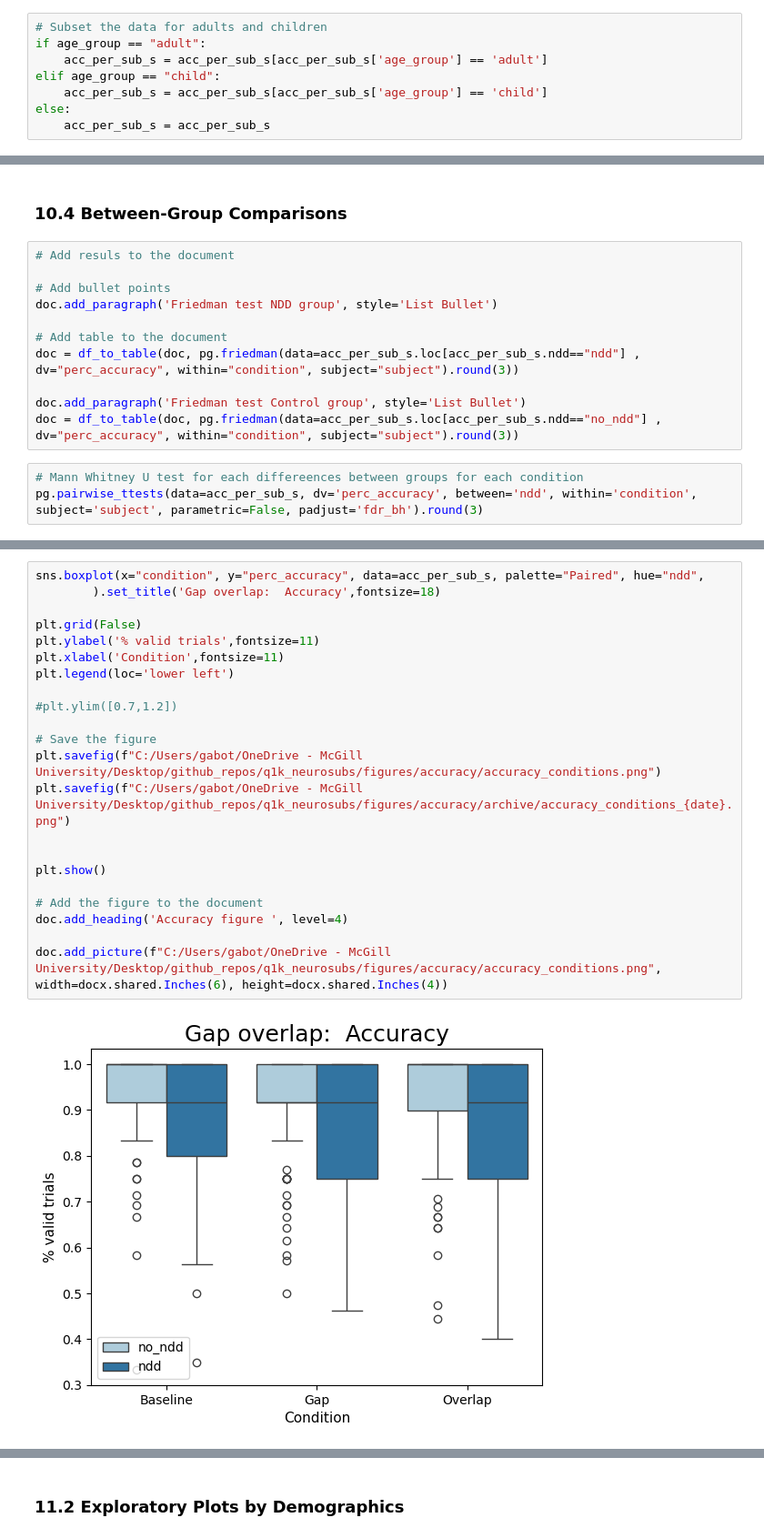
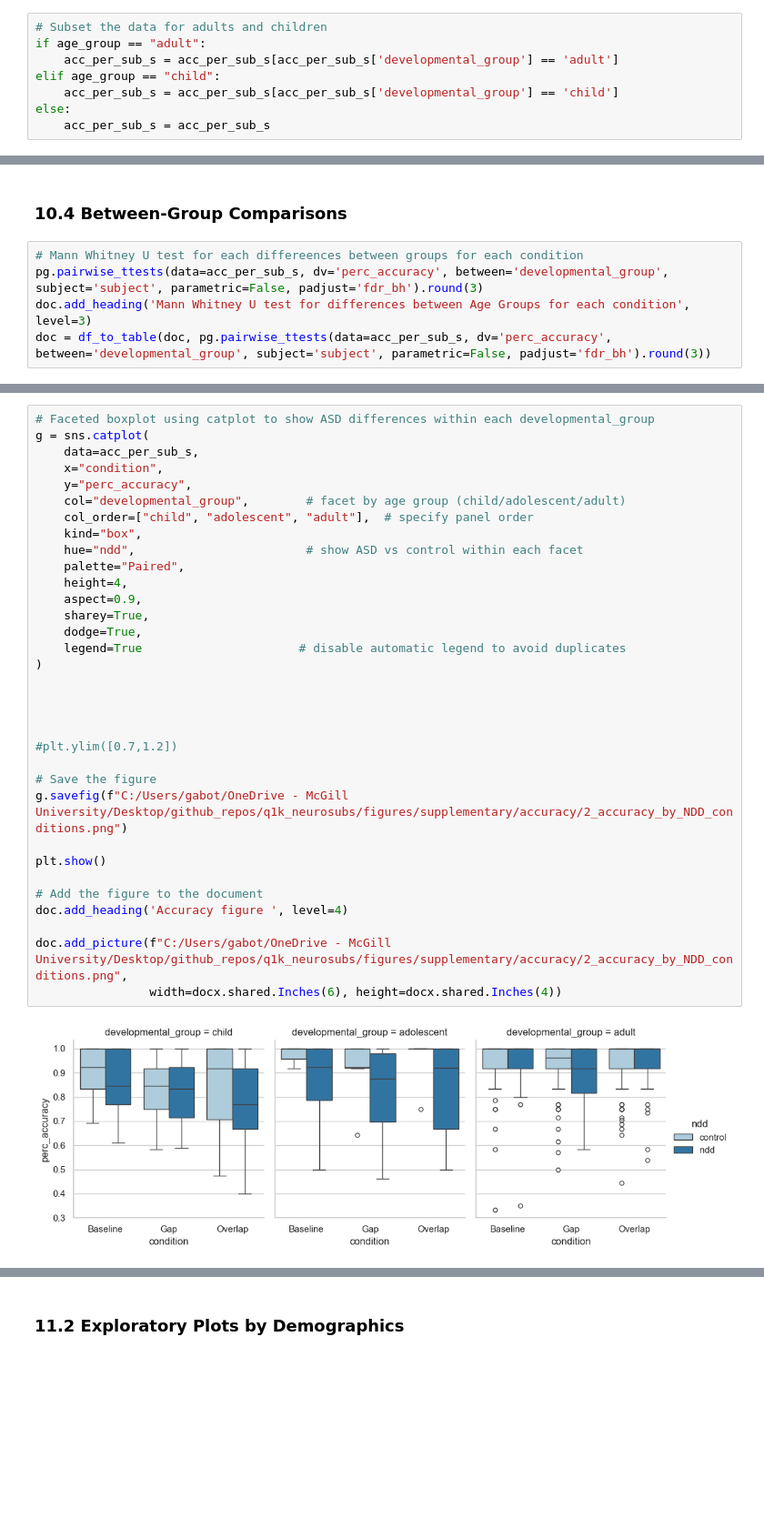
Before and after one commit to gabrielblancogomez/q1k_neurosubs, a Jupyter notebook: code/et/3_gap_accuracy_analysis.ipynb, the cells around one changed output, grey strips where cells are left out. Shown at 91% size. Cells and saved outputs as stored; diff of their text form; blank space fills up the shorter version.

```diff
--- a/code/et/3_gap_accuracy_analysis.ipynb
+++ b/code/et/3_gap_accuracy_analysis.ipynb
@@ -291,9 +310,9 @@ Participants with >99.0% accuracy in ALL conditions:
 # %%
 # Subset the data for adults and children
 if age_group == "adult":
-    acc_per_sub_s = acc_per_sub_s[acc_per_sub_s['age_group'] == 'adult']
+    acc_per_sub_s = acc_per_sub_s[acc_per_sub_s['developmental_group'] == 'adult']
 elif age_group == "child":
-    acc_per_sub_s = acc_per_sub_s[acc_per_sub_s['age_group'] == 'child']
+    acc_per_sub_s = acc_per_sub_s[acc_per_sub_s['developmental_group'] == 'child']
 else:
     acc_per_sub_s = acc_per_sub_s
 # %% [markdown]
@@ -458,16 +487,7 @@ Friedmans for Control
 # %% [markdown]
 ### 10.4 Between-Group Comparisons
-# %%
-# Add resuls to the document
-
-# Add bullet points
-doc.add_paragraph('Friedman test NDD group', style='List Bullet')
-
-# Add table to the document
-doc = df_to_table(doc, pg.friedman(data=acc_per_sub_s.loc[acc_per_sub_s.ndd=="ndd"] , dv="perc_accuracy", within="condition", subject="subject").round(3))
-
-doc.add_paragraph('Friedman test Control group', style='List Bullet')
-doc = df_to_table(doc, pg.friedman(data=acc_per_sub_s.loc[acc_per_sub_s.ndd=="no_ndd"] , dv="perc_accuracy", within="condition", subject="subject").round(3))
 # %%
 # Mann Whitney U test for each differeences between groups for each condition
-pg.pairwise_ttests(data=acc_per_sub_s, dv='perc_accuracy', between='ndd', within='condition', subject='subject', parametric=False, padjust='fdr_bh').round(3)
+pg.pairwise_ttests(data=acc_per_sub_s, dv='perc_accuracy', between='developmental_group', subject='subject', parametric=False, padjust='fdr_bh').round(3)
+doc.add_heading('Mann Whitney U test for differences between Age Groups for each condition', level=3)
+doc = df_to_table(doc, pg.pairwise_ttests(data=acc_per_sub_s, dv='perc_accuracy', between='developmental_group', subject='subject', parametric=False, padjust='fdr_bh').round(3))
@@ -479,25 +497,36 @@ TypeError: agg function failed [how->mean,dtype->object]
 # %%
-sns.boxplot(x="condition", y="perc_accuracy", data=acc_per_sub_s, palette="Paired", hue="ndd",
-        ).set_title('Gap overlap:  Accuracy',fontsize=18)
+# Faceted boxplot using catplot to show ASD differences within each developmental_group
+g = sns.catplot(
+    data=acc_per_sub_s,
+    x="condition",
+    y="perc_accuracy",
+    col="developmental_group",        # facet by age group (child/adolescent/adult)
+    col_order=["child", "adolescent", "adult"],  # specify panel order
+    kind="box",
+    hue="ndd",                        # show ASD vs control within each facet
+    palette="Paired",
+    height=4,
+    aspect=0.9,
+    sharey=True,
+    dodge=True,
+    legend=True                      # disable automatic legend to avoid duplicates
+)
 
-plt.grid(False)
-plt.ylabel('% valid trials',fontsize=11)
-plt.xlabel('Condition',fontsize=11)
-plt.legend(loc='lower left')
+
+
 
 #plt.ylim([0.7,1.2])
 
 # Save the figure
-plt.savefig(f"C:/Users/gabot/OneDrive - McGill University/Desktop/github_repos/q1k_neurosubs/figures/accuracy/accuracy_conditions.png")
-plt.savefig(f"C:/Users/gabot/OneDrive - McGill University/Desktop/github_repos/q1k_neurosubs/figures/accuracy/archive/accuracy_conditions_{date}.png")
-
+g.savefig(f"C:/Users/gabot/OneDrive - McGill University/Desktop/github_repos/q1k_neurosubs/figures/supplementary/accuracy/2_accuracy_by_NDD_conditions.png")
 
 plt.show()
 
 # Add the figure to the document
 doc.add_heading('Accuracy figure ', level=4)
 
-doc.add_picture(f"C:/Users/gabot/OneDrive - McGill University/Desktop/github_repos/q1k_neurosubs/figures/accuracy/accuracy_conditions.png", width=docx.shared.Inches(6), height=docx.shared.Inches(4))
+doc.add_picture(f"C:/Users/gabot/OneDrive - McGill University/Desktop/github_repos/q1k_neurosubs/figures/supplementary/accuracy/2_accuracy_by_NDD_conditions.png",
+                width=docx.shared.Inches(6), height=docx.shared.Inches(4))
 # %% [output]
-[figure, old version]
+[figure, new version]
 <docx.shape.InlineShape at 0x...>
```
Also changed, not shown: parts of 40 cells of this notebook.
